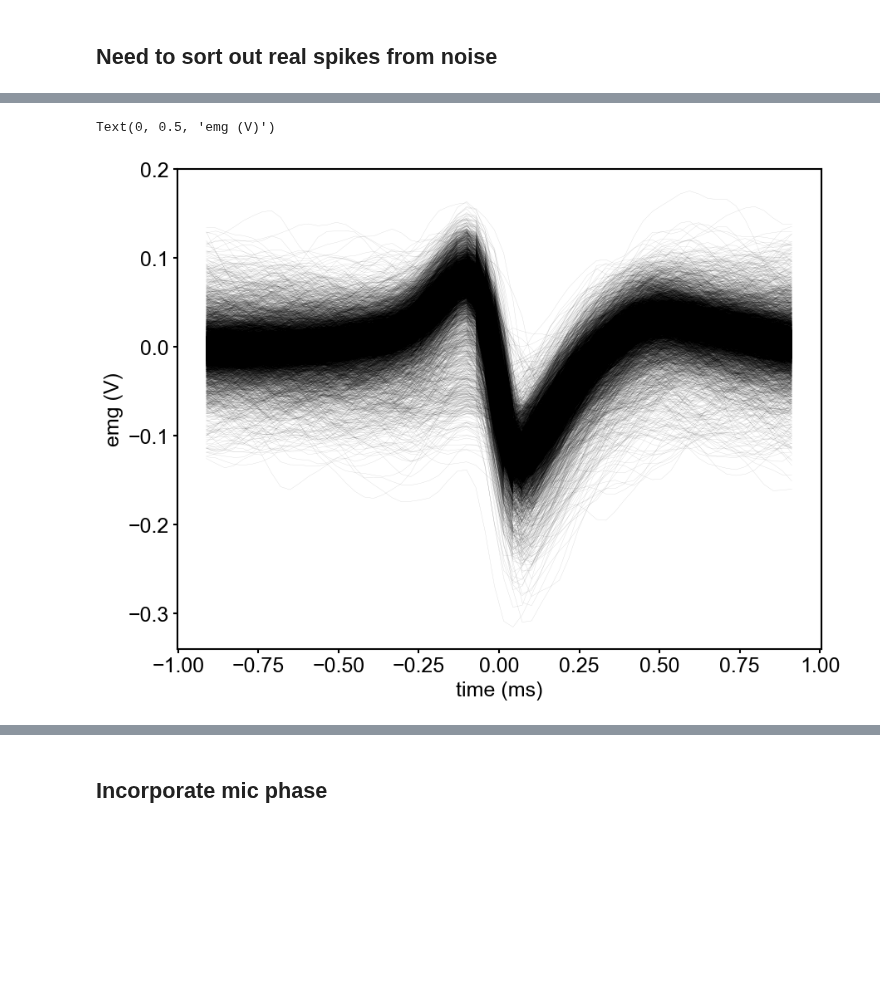
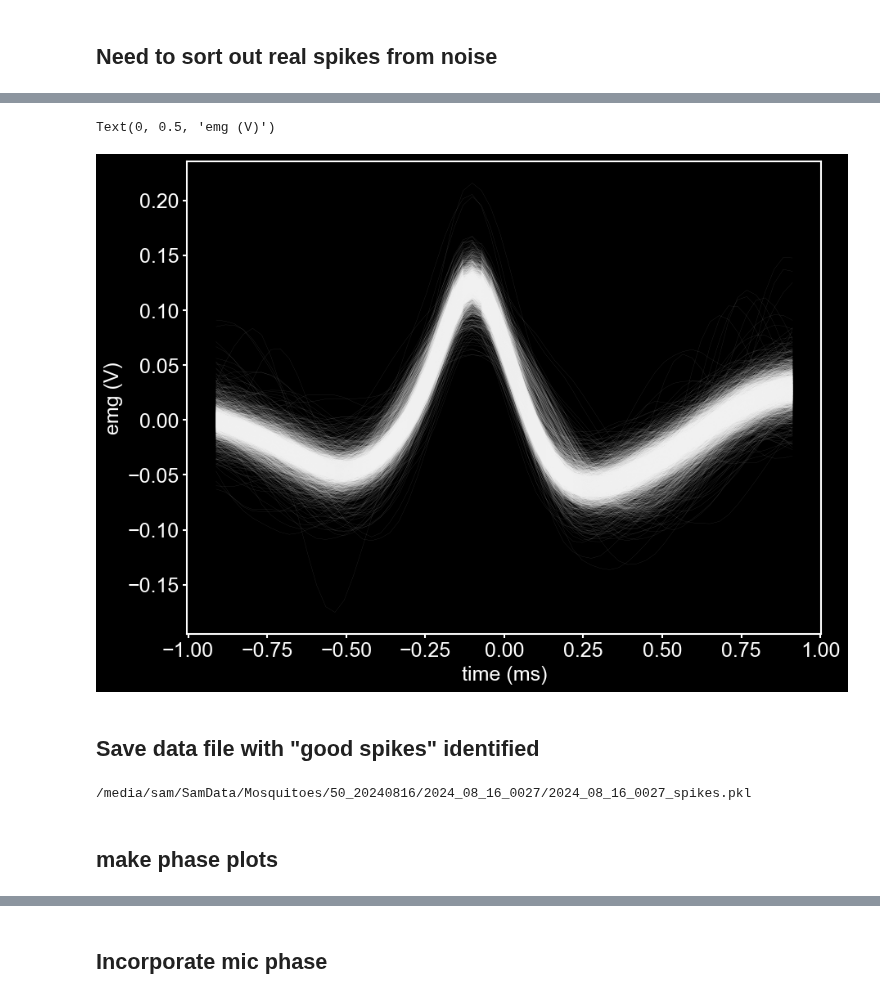
Before and after one commit to samcwhitehead/mosquito, a Jupyter notebook: scratch/b1_phase_analysis.ipynb, the cells around one changed output, grey strips where cells are left out. Saved outputs shown, nothing was run; the diff lists cells and outputs as text; code cells hidden in the pictures; blank space fills up the shorter version.

```diff
--- a/scratch/b1_phase_analysis.ipynb
+++ b/scratch/b1_phase_analysis.ipynb
@@ -18,8 +25,8 @@ from mosquito.util import set_plot_params, my_adjust_axes, my_add_scalebar
 ## Load data
 # %%
 # load data file
-data_folder = 39
-axo_num = 2  # 4
+data_folder = 50
+axo_num = 27 # 4
 
 data = load_processed_data(data_folder, axo_num)
 # %%
@@ -43,7 +64,7 @@ plot_params = set_plot_params(plot_type=plot_type)
 fig, ax = plt.subplots()
 
 for spike in spikes:
-    ax.plot(1000*spike_t, spike, 'k-', alpha=0.2, lw=0.2)
+    ax.plot(1000*spike_t, spike, 'w-', alpha=0.2, lw=0.2)
 
 ax.set_xlabel('time (ms)')
 ax.set_ylabel('emg (V)')
@@ -84,17 +106,26 @@ for ith, cnum in enumerate(cluster_nums):
-# %%
-# in my case, cluster 0 is the right one, but this will vary. take only these values
-good_cluster = 0
-spikes = spikes[cluster_labels == good_cluster]
-spike_idx = spike_idx[cluster_labels == good_cluster]
+# %%
+# in my case, cluster 0 is the right one, but this will vary. take only these values
+good_cluster = 1  #  [1, 3]
+
+if type(good_cluster) is list:
+    keep_ind = np.any(np.vstack([cluster_labels == gc for gc in good_cluster]), axis=0)
+
+else:
+    keep_ind = (cluster_labels == good_cluster)
+
+spikes = spikes[keep_ind]
+spike_idx = spike_idx[keep_ind]
 # %%
 # check that we did that right with a quick visualization of spikes
 fig, ax = plt.subplots()
 
 for spike in spikes:
-    ax.plot(1000*spike_t, spike, 'k-', alpha=0.2, lw=0.2)
+    ax.plot(1000*spike_t, spike, 'w-', alpha=0.2, lw=0.2)
 
 ax.set_xlabel('time (ms)')
 ax.set_ylabel('emg (V)')
 # %% [output]
 Text(0, 0.5, 'emg (V)')
-[figure, old version]
+[figure, new version]
+# %% [markdown]
+## Save data file with "good spikes" identified
@@ -100,0 +136,7 @@ Text(0, 0.5, 'emg (V)')
+# %%
+# get save path for this file
+abf_filename = data['filename']
+save_filename = abf_filename.replace('.abf', '_spikes.pkl')
+print(save_filename)
+# %% [output]
+/media/sam/SamData/Mosquitoes/50_20240816/2024_08_16_0027/2024_08_16_0027_spikes.pkl
@@ -100,0 +146,2 @@ Text(0, 0.5, 'emg (V)')
+# %% [markdown]
+## make phase plots
```
Also changed, not shown: parts of 17 cells of this notebook, 13 other files.
